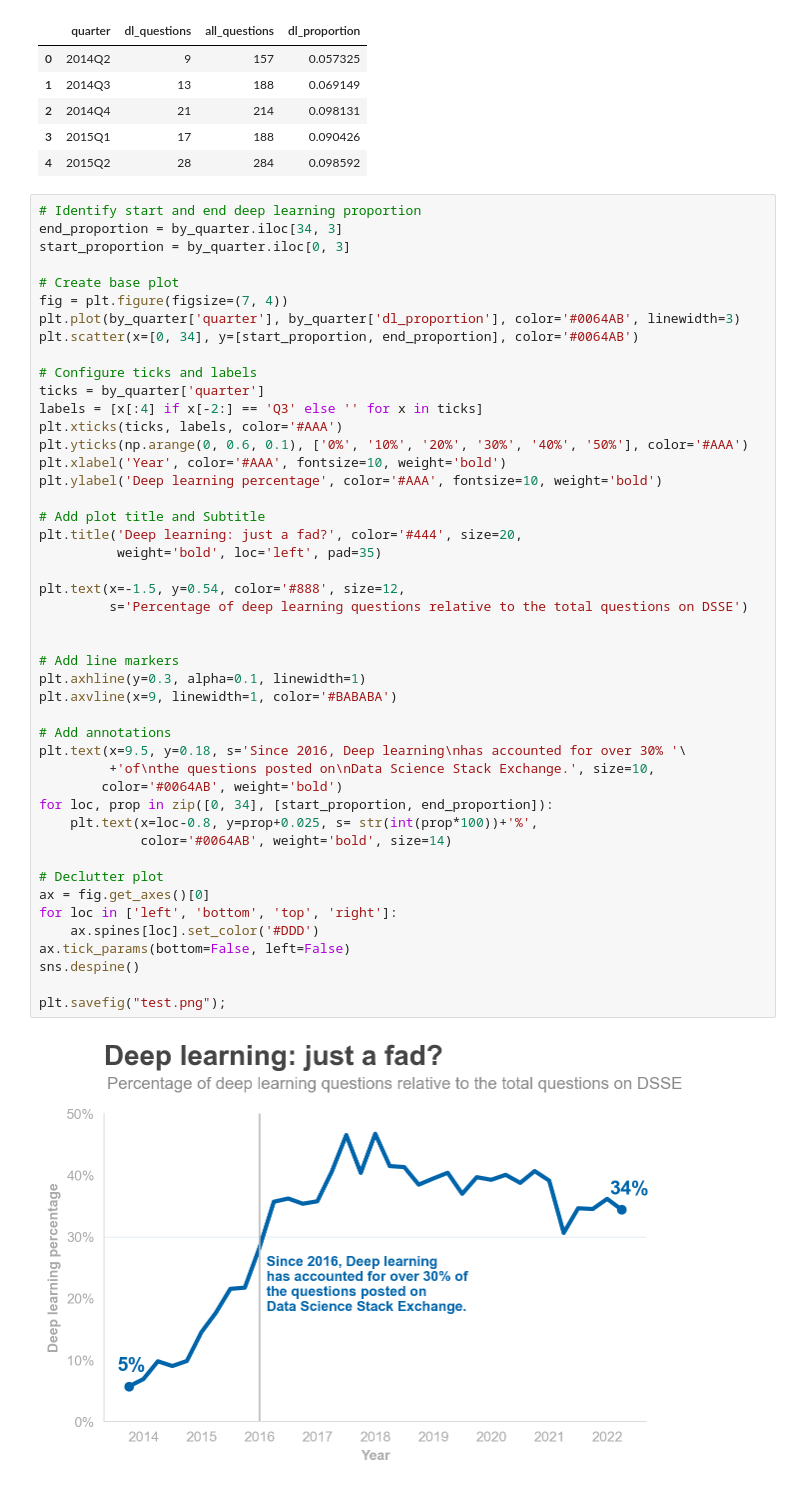
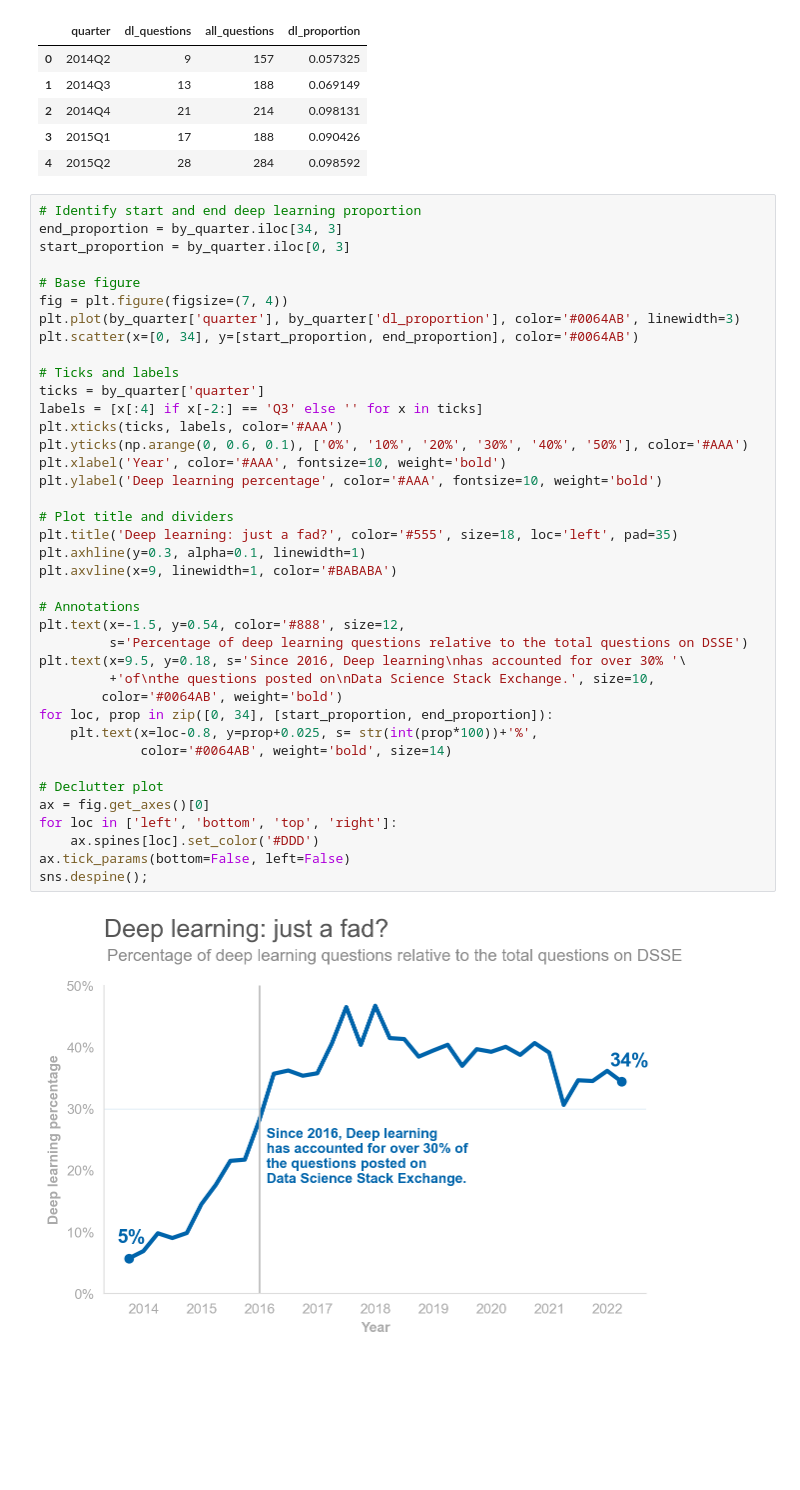
Before and after one commit to Lippins/Popular_DS_questions, a Jupyter notebook: notebook.ipynb, the cells around one changed output. Cells and saved outputs as stored; diff of their text form; blank space fills up the shorter version.

```diff
--- a/notebook.ipynb
+++ b/notebook.ipynb
@@ -617,48 +617,41 @@ by_quarter.head()
 end_proportion = by_quarter.iloc[34, 3]
 start_proportion = by_quarter.iloc[0, 3]
 
-# Create base plot
+# Base figure
 fig = plt.figure(figsize=(7, 4))
 plt.plot(by_quarter['quarter'], by_quarter['dl_proportion'], color='#0064AB', linewidth=3)
 plt.scatter(x=[0, 34], y=[start_proportion, end_proportion], color='#0064AB')
 
-# Configure ticks and labels
+# Ticks and labels
 ticks = by_quarter['quarter']
 labels = [x[:4] if x[-2:] == 'Q3' else '' for x in ticks]
 plt.xticks(ticks, labels, color='#AAA')
 plt.yticks(np.arange(0, 0.6, 0.1), ['0%', '10%', '20%', '30%', '40%', '50%'], color='#AAA')
 plt.xlabel('Year', color='#AAA', fontsize=10, weight='bold')
 plt.ylabel('Deep learning percentage', color='#AAA', fontsize=10, weight='bold')
 
-# Add plot title and Subtitle
-plt.title('Deep learning: just a fad?', color='#444', size=20,
-          weight='bold', loc='left', pad=35)
-
-plt.text(x=-1.5, y=0.54, color='#888', size=12,
-         s='Percentage of deep learning questions relative to the total questions on DSSE')
-
-
-# Add line markers
+# Plot title and dividers
+plt.title('Deep learning: just a fad?', color='#555', size=18, loc='left', pad=35)
 plt.axhline(y=0.3, alpha=0.1, linewidth=1)
 plt.axvline(x=9, linewidth=1, color='#BABABA')
 
-# Add annotations
+# Annotations
+plt.text(x=-1.5, y=0.54, color='#888', size=12,
+         s='Percentage of deep learning questions relative to the total questions on DSSE')
 plt.text(x=9.5, y=0.18, s='Since 2016, Deep learning\nhas accounted for over 30% '\
          +'of\nthe questions posted on\nData Science Stack Exchange.', size=10,
         color='#0064AB', weight='bold')
 for loc, prop in zip([0, 34], [start_proportion, end_proportion]):
     plt.text(x=loc-0.8, y=prop+0.025, s= str(int(prop*100))+'%',
              color='#0064AB', weight='bold', size=14)
 
 # Declutter plot
 ax = fig.get_axes()[0]
 for loc in ['left', 'bottom', 'top', 'right']:
     ax.spines[loc].set_color('#DDD')
 ax.tick_params(bottom=False, left=False)
-sns.despine()
-
-plt.savefig("test.png");
+sns.despine();
 # %% [output]
-[figure, old version]
+[figure, new version]
 # %% [markdown]
 #### Notes:
```
Also changed, not shown: parts of 4 cells of this notebook, 4 other files.
